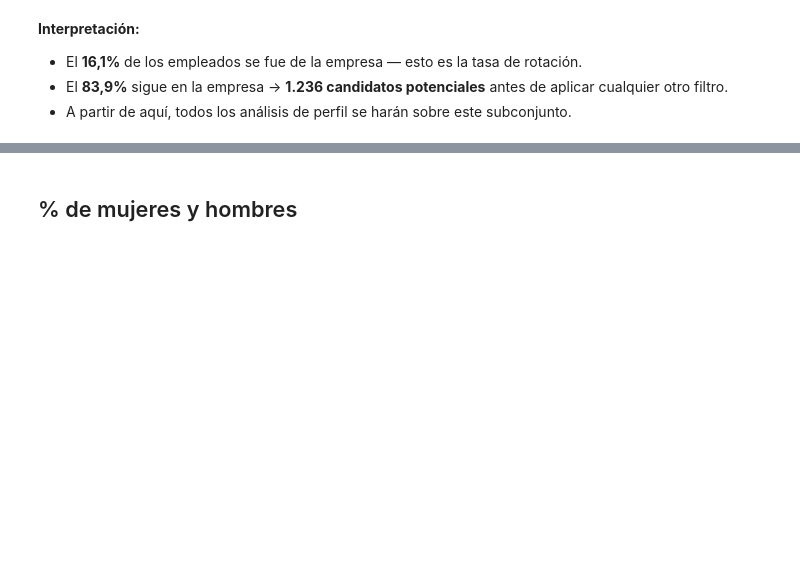
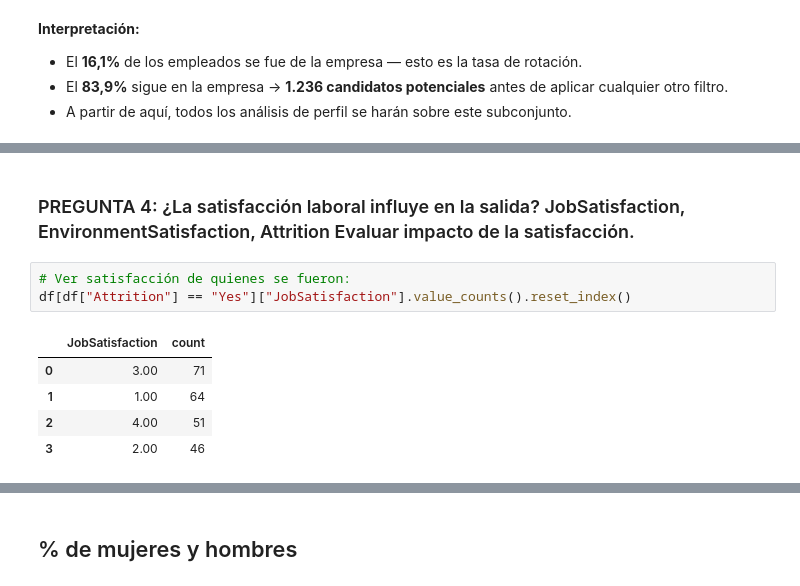
Before and after one commit to aliciagonzalezgoz/project-da-promo-69-modulo-3-team-2, a Jupyter notebook: Fase1.ipynb, the cells around one changed output, grey strips where cells are left out. Saved outputs shown, nothing was run; the diff lists cells and outputs as text; blank space fills up the shorter version.

```diff
--- a/Fase1.ipynb
+++ b/Fase1.ipynb
@@ -191,0 +263,11 @@ Candidatos potenciales al curso:      1236
+# %% [markdown]
+### PREGUNTA 4: ¿La satisfacción laboral influye en la salida?  JobSatisfaction, EnvironmentSatisfaction, Attrition  Evaluar impacto de la satisfacción.
+# %%
+# Ver satisfacción de quienes se fueron:
+df[df["Attrition"] == "Yes"]["JobSatisfaction"].value_counts().reset_index()
+# %% [output]
+|  | JobSatisfaction | count |
+| 0 | 3.00 | 71 |
+| 1 | 1.00 | 64 |
+| 2 | 4.00 | 51 |
+| 3 | 2.00 | 46 |
```
Also changed, not shown: parts of 24 cells of this notebook.
